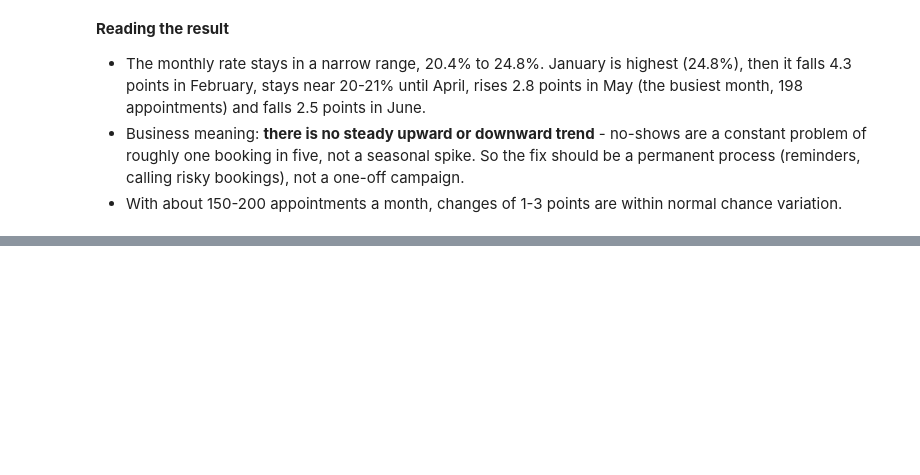
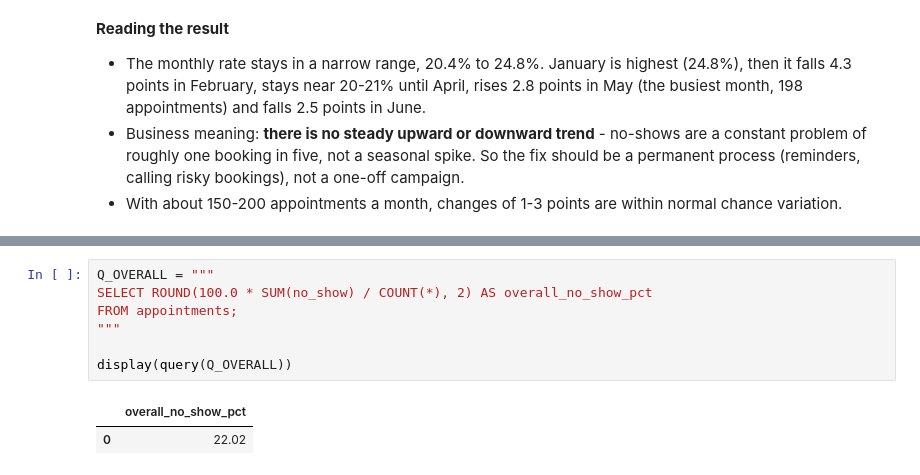
Before and after one commit to Advay4706/MASAI-CAPSTONE-PROJ, a Jupyter notebook: notebooks/02_sql_analysis.ipynb, the cells around one changed output, grey strips where cells are left out. Cells and saved outputs as stored; diff of their text form; blank space fills up the shorter version.

```diff
--- a/notebooks/02_sql_analysis.ipynb
+++ b/notebooks/02_sql_analysis.ipynb
@@ -451,0 +469,10 @@ Appointments across the six months: 990
+# %%
+Q_OVERALL = """
+SELECT ROUND(100.0 * SUM(no_show) / COUNT(*), 2) AS overall_no_show_pct
+FROM appointments;
+"""
+
+display(query(Q_OVERALL))
+# %% [output]
+|  | overall_no_show_pct |
+| 0 | 22.02 |
```
Also changed, not shown: parts of 4 cells of this notebook, 1 other file.
